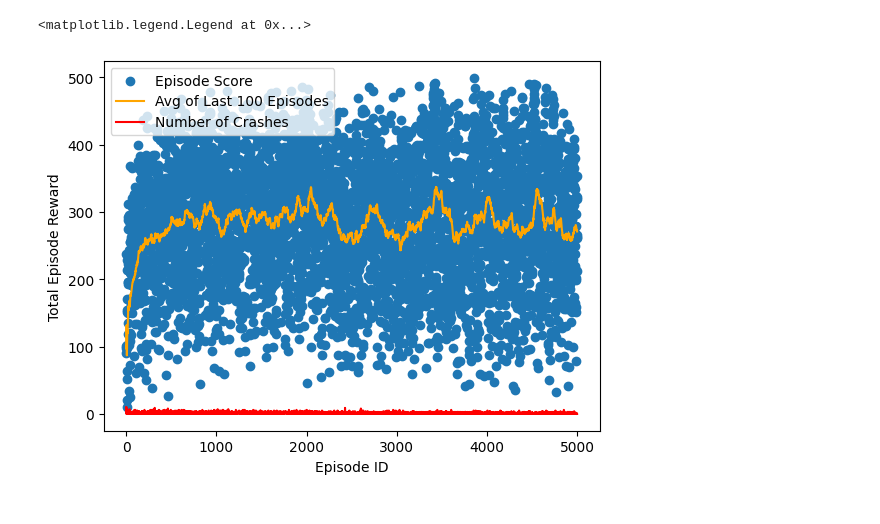
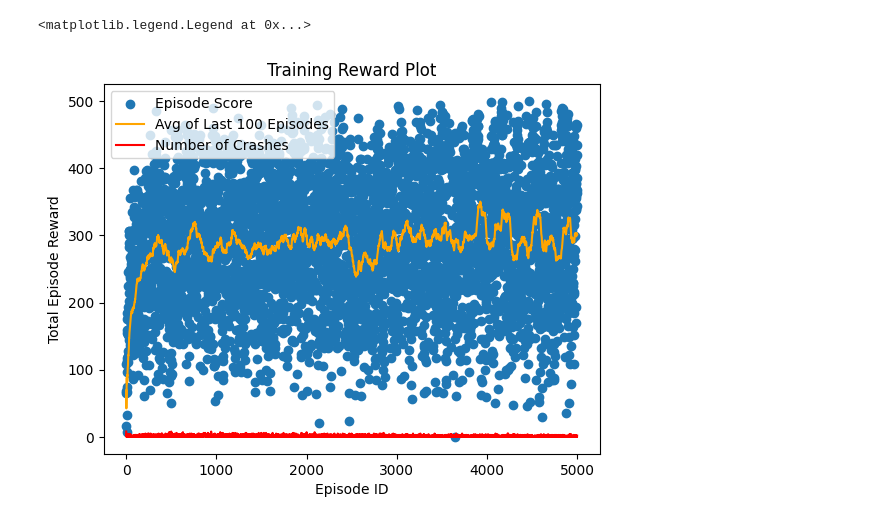
Before and after one commit to ryanstreur/cs541-ai-hw3-rlagent, a Jupyter notebook: writeup.ipynb, the cells around one changed output. Cells and saved outputs as stored; diff of their text form; code cells hidden in the pictures.

```diff
--- a/writeup.ipynb
+++ b/writeup.ipynb
@@ -1,20 +38,21 @@
 # %%
 import pandas as pd
 import numpy as np
 import matplotlib.pyplot as plt
 df = pd.read_csv("episodes.csv")
-fig, ax = plt.subplots()
-ax.scatter(df[["episode_id"]], df[["episode_reward"]], label="Episode Score")
-ax.plot(df[["episode_id"]], df[["running_avg"]], color="orange", label="Avg of Last 100 Episodes")
-ax.plot(df[["episode_id"]], df[["crash_count"]], color="red", label="Number of Crashes")
+test_fig, test_ax = plt.subplots()
+test_ax.set_title("Training Reward Plot")
+test_ax.scatter(df[["episode_id"]], df[["episode_reward"]], label="Episode Score")
+test_ax.plot(df[["episode_id"]], df[["running_avg"]], color="orange", label="Avg of Last 100 Episodes")
+test_ax.plot(df[["episode_id"]], df[["crash_count"]], color="red", label="Number of Crashes")
 
 
-ax.set_xlabel("Episode ID")
-ax.set_ylabel("Total Episode Reward")
-ax.legend()
+test_ax.set_xlabel("Episode ID")
+test_ax.set_ylabel("Total Episode Reward")
+test_ax.legend()
 # %% [output]
 <matplotlib.legend.Legend at 0x...>
-[figure, old version]
+[figure, new version]
 # %%
 df[["episode_reward"]].describe()
 # %% [output]
```
Also changed, not shown: parts of 4 cells of this notebook, 1 other file.
